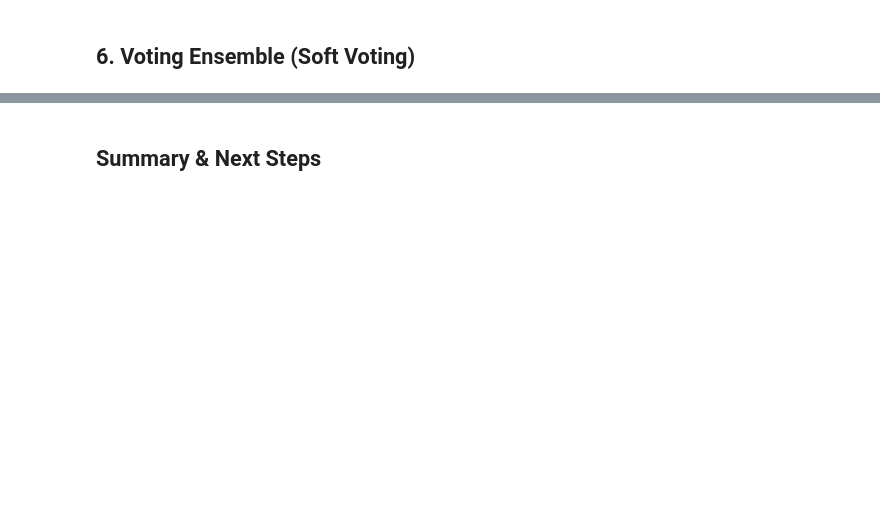
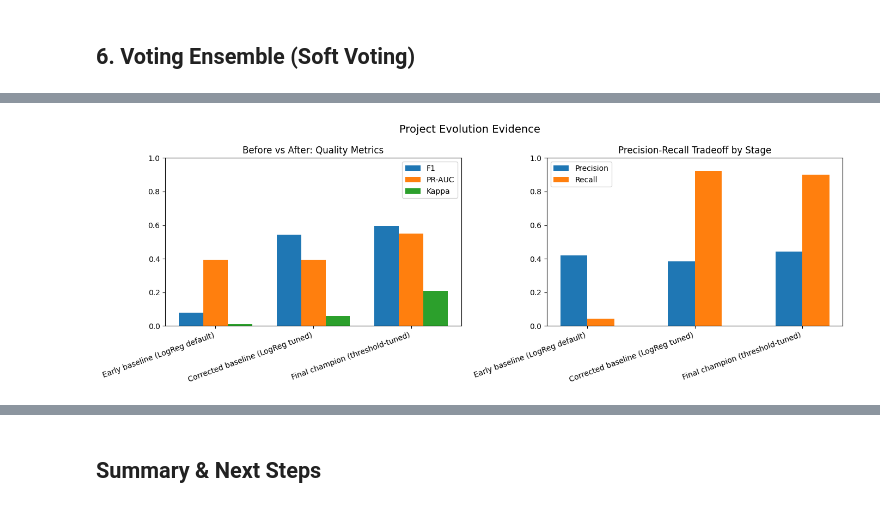
Before and after one commit to aminbadh/cfpb-complaint, a Jupyter notebook: notebooks/03_modeling.ipynb, the cells around one changed output, grey strips where cells are left out. Saved outputs shown, nothing was run; the diff lists cells and outputs as text; code cells hidden in the pictures; blank space fills up the shorter version.

```diff
--- a/notebooks/03_modeling.ipynb
+++ b/notebooks/03_modeling.ipynb
@@ -217,0 +382,79 @@ print(f'\n✓ Final results saved to reports/model_comparison_with_ensemble.csv'
+# %%
+import matplotlib.pyplot as plt
+
+# Build a compact, presentation-friendly evidence table (3 rows).
+stage_baseline_default = final_results[final_results['Model'] == 'Logistic Regression'].iloc[0]
+stage_baseline_tuned = best_threshold_df[best_threshold_df['Model'] == 'Logistic Regression'].iloc[0]
+stage_final_champion = best_threshold_df.iloc[0]
+
+evidence_table = pd.DataFrame([
+    {
+        'model_version': 'Early baseline (LogReg default)',
+        'model': stage_baseline_default['Model'],
+        'threshold': 0.5,
+        'f1': stage_baseline_default['F1'],
+        'pr_auc': stage_baseline_default['PR-AUC'],
+        'kappa': stage_baseline_default['Kappa'],
+        'recall': stage_baseline_default['Recall'],
+        'precision': stage_baseline_default['Precision'],
+    },
+    {
+        'model_version': 'Corrected baseline (LogReg tuned)',
+        'model': stage_baseline_tuned['Model'],
+        'threshold': stage_baseline_tuned['Threshold'],
+        'f1': stage_baseline_tuned['F1'],
+        'pr_auc': stage_baseline_tuned['PR-AUC'],
+        'kappa': stage_baseline_tuned['Kappa'],
+        'recall': stage_baseline_tuned['Recall'],
+        'precision': stage_baseline_tuned['Precision'],
+    },
+    {
+        'model_version': 'Final champion (threshold-tuned)',
+        'model': stage_final_champion['Model'],
+        'threshold': stage_final_champion['Threshold'],
+        'f1': stage_final_champion['F1'],
+        'pr_auc': stage_final_champion['PR-AUC'],
+        'kappa': stage_final_champion['Kappa'],
+        'recall': stage_final_champion['Recall'],
+        'precision': stage_final_champion['Precision'],
+    },
+])
+
+evidence_table.to_csv('../reports/evolution_evidence_table.csv', index=False)
+
+# Create slide-ready comparison charts.
+x = np.arange(len(evidence_table))
+bar_width = 0.25
+
+fig, axes = plt.subplots(1, 2, figsize=(14, 5))
+
+# Left chart: outcome-quality metrics
+axes[0].bar(x - bar_width, evidence_table['f1'], width=bar_width, label='F1')
+axes[0].bar(x, evidence_table['pr_auc'], width=bar_width, label='PR-AUC')
+axes[0].bar(x + bar_width, evidence_table['kappa'], width=bar_width, label='Kappa')
+axes[0].set_title('Before vs After: Quality Metrics')
+axes[0].set_xticks(x)
+axes[0].set_xticklabels(evidence_table['model_version'], rotation=20, ha='right')
+axes[0].set_ylim(0, 1)
+axes[0].legend()
+
+# Right chart: decision trade-off metrics
+axes[1].bar(x - bar_width / 2, evidence_table['precision'], width=bar_width, label='Precision')
+axes[1].bar(x + bar_width / 2, evidence_table['recall'], width=bar_width, label='Recall')
+axes[1].set_title('Precision-Recall Tradeoff by Stage')
+axes[1].set_xticks(x)
+axes[1].set_xticklabels(evidence_table['model_version'], rotation=20, ha='right')
+axes[1].set_ylim(0, 1)
+axes[1].legend()
+
+fig.suptitle('Project Evolution Evidence', fontsize=14)
+fig.tight_layout()
+fig.savefig('../reports/evolution_evidence_plot.png', dpi=200, bbox_inches='tight')
+plt.show()
+
+print('✓ Evidence table saved to reports/evolution_evidence_table.csv')
+print('✓ Evidence chart saved to reports/evolution_evidence_plot.png')
+print('\nPresentation evidence table:')
+print(evidence_table.round(4).to_string(index=False))
+# %% [output]
+[figure, added]
```
Also changed, not shown: parts of 17 cells of this notebook, 18 other files.
